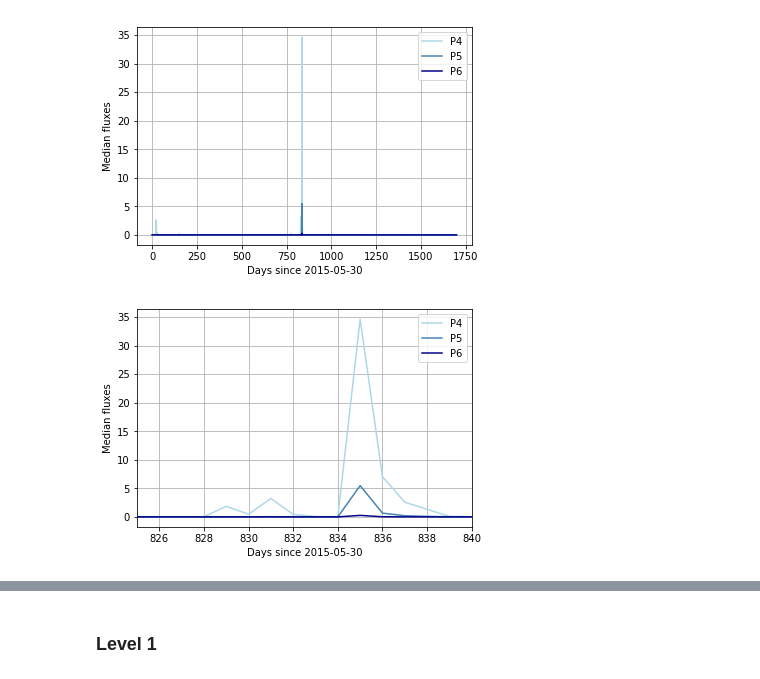
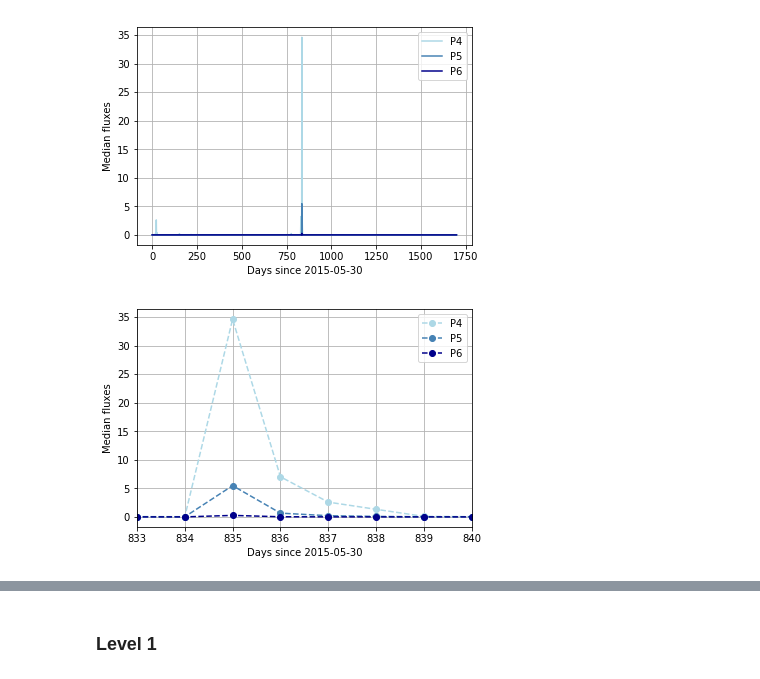
Before and after one commit to chandra-mta/mtanb, a Jupyter notebook: g16-hrc-proxy/g16-hrc-proxy.ipynb, the cells around one changed output, grey strips where cells are left out. Cells and saved outputs as stored; diff of their text form; code cells hidden in the pictures.

```diff
--- a/g16-hrc-proxy/g16-hrc-proxy.ipynb
+++ b/g16-hrc-proxy/g16-hrc-proxy.ipynb
@@ -433,13 +446,13 @@ plt.grid()
 # %% [output]
 [figure]
 # %%
-plt.plot(t['median_p4'], 'lightblue', label='P4')
-plt.plot(t['median_p5'], 'steelblue', label='P5')
-plt.plot(t['median_p6'], 'darkblue', label='P6')
+plt.plot(t['median_p4'], 'o--', color='lightblue', label='P4')
+plt.plot(t['median_p5'], 'o--', color='steelblue', label='P5')
+plt.plot(t['median_p6'], 'o--', color='darkblue', label='P6')
 plt.legend()
 plt.xlabel("Days since 2015-05-30")
 plt.ylabel("Median fluxes")
-plt.xlim(825, 840)
+plt.xlim(833, 840)
 plt.grid()
 # %% [output]
-[figure, old version]
+[figure, new version]
```
Also changed, not shown: parts of 83 cells of this notebook.
